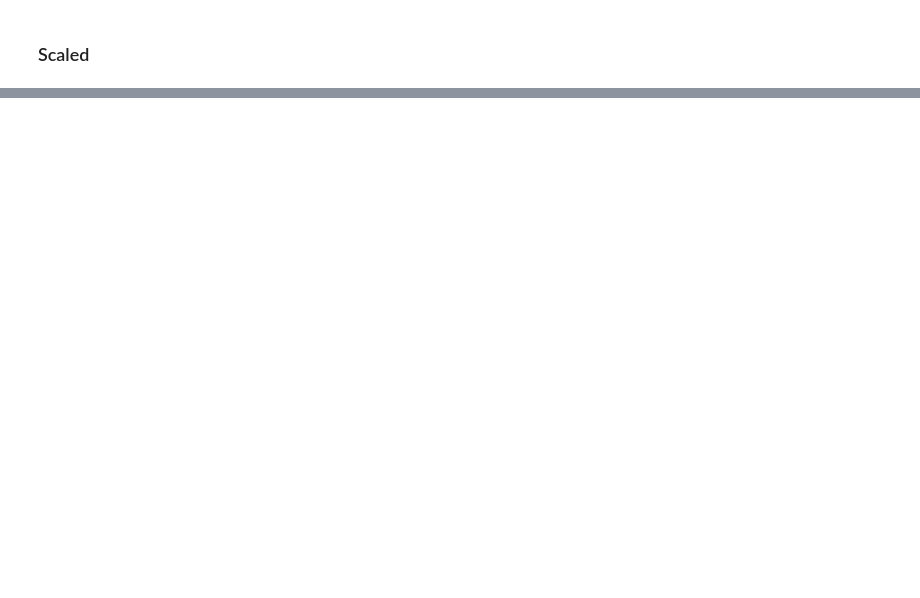
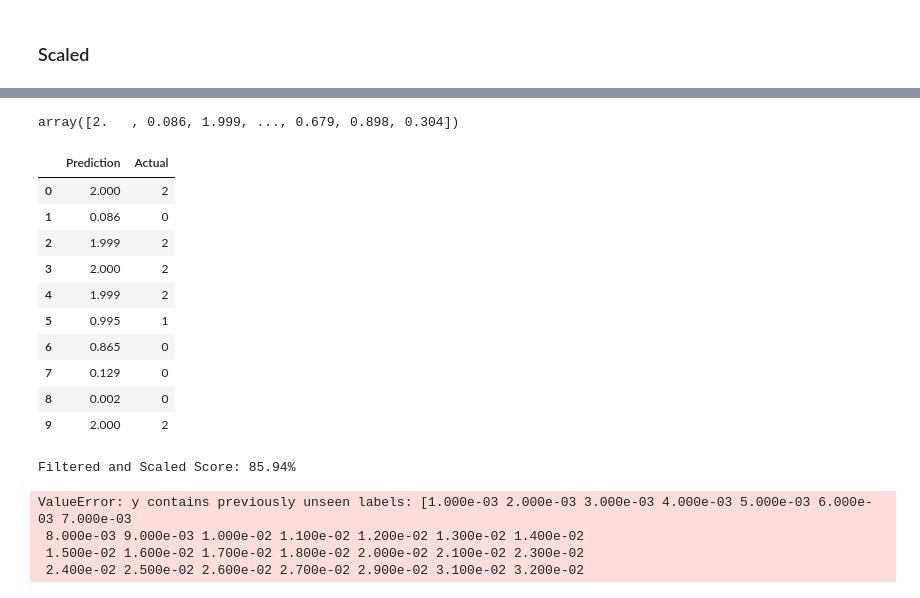
Before and after one commit to RaulMaya/Kepler-Telescope-Search, a Jupyter notebook: models/random_forest/random_forest.ipynb, the cells around one changed output, grey strips where cells are left out. Saved outputs shown, nothing was run; the diff lists cells and outputs as text; code cells hidden in the pictures; blank space fills up the shorter version.

```diff
--- a/models/random_forest/random_forest.ipynb
+++ b/models/random_forest/random_forest.ipynb
@@ -208,0 +363,44 @@ fig.show()
+# %%
+label_encoder = LabelEncoder()
+label_encoder.fit(target)
+encoded_y_train = label_encoder.transform(y_train)
+encoded_y_test = label_encoder.transform(y_test)
+categories = label_encoder.inverse_transform([0, 1, 2])
+# %%
+X_scaler = MinMaxScaler().fit(X_train)
+X_train_scaled = X_scaler.transform(X_train)
+X_test_scaled = X_scaler.transform(X_test)
+# %%
+filtered_rf = RandomForestRegressor(n_estimators= 1000, random_state=42)
+filtered_rf.fit(X_train_scaled, encoded_y_train);
+# %%
+filtered_scaled = filtered_rf.predict(X_test_scaled)
+filtered_scaled
+# %% [output]
+array([2.   , 0.086, 1.999, ..., 0.679, 0.898, 0.304])
+# %%
+filtered_scaled_df = pd.DataFrame({'Prediction':filtered_scaled, 'Actual':encoded_y_test}).reset_index(drop=True)
+filtered_scaled_df.head(10)
+# %% [output]
+|  | Prediction | Actual |
+| 0 | 2.000 | 2 |
+| 1 | 0.086 | 0 |
+| 2 | 1.999 | 2 |
+| 3 | 2.000 | 2 |
+| 4 | 1.999 | 2 |
+| 5 | 0.995 | 1 |
+| 6 | 0.865 | 0 |
+| 7 | 0.129 | 0 |
+| 8 | 0.002 | 0 |
+| 9 | 2.000 | 2 |
+# %%
+print(f"Filtered and Scaled Score: {round(filtered_rf.score(X_test_scaled, encoded_y_test)*100,2)}%")
+# %% [output]
+Filtered and Scaled Score: 85.94%
+# %%
+label_encoder.inverse_transform(filtered_scaled)
+# %% [output]
+ValueError: y contains previously unseen labels: [1.000e-03 2.000e-03 3.000e-03 4.000e-03 5.000e-03 6.000e-03 7.000e-03
+ 8.000e-03 9.000e-03 1.000e-02 1.100e-02 1.200e-02 1.300e-02 1.400e-02
+ 1.500e-02 1.600e-02 1.700e-02 1.800e-02 2.000e-02 2.100e-02 2.300e-02
+ 2.400e-02 2.500e-02 2.600e-02 2.700e-02 2.900e-02 3.100e-02 3.200e-02
```
Also changed, not shown: parts of 24 cells of this notebook, 4 other files.
